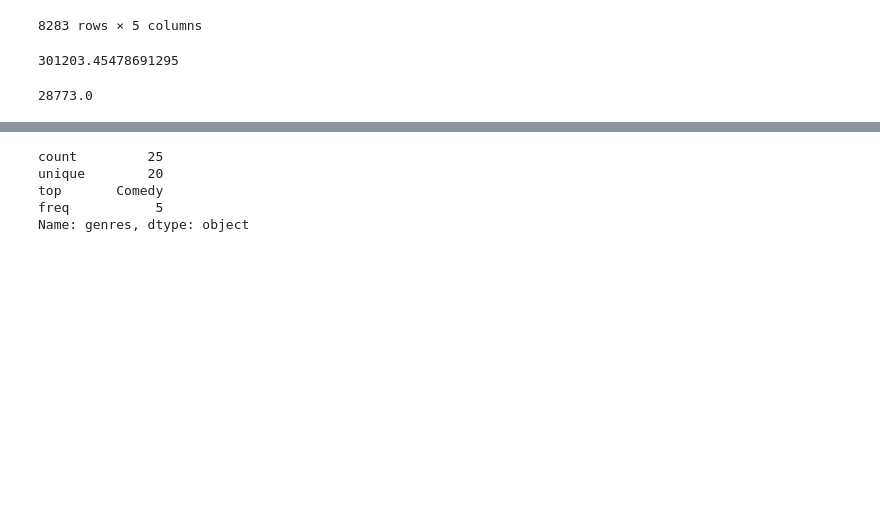
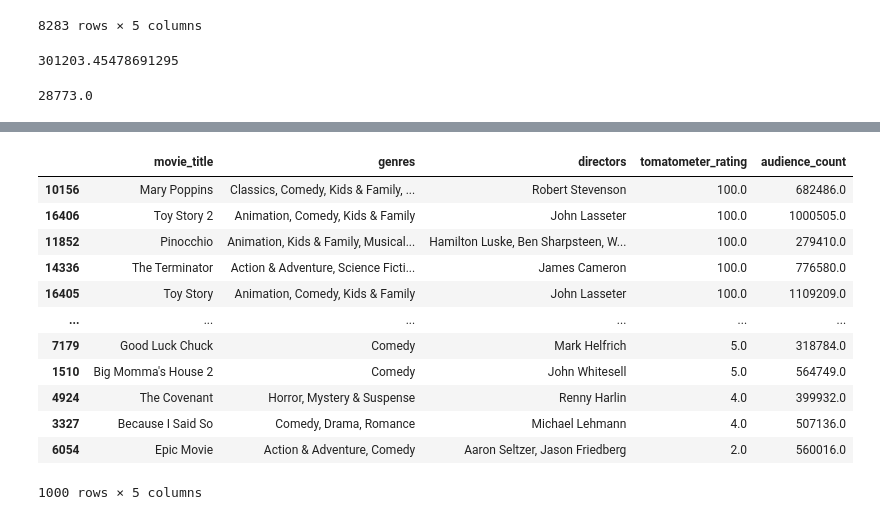
Before and after one commit to camdeman/MMA, a Jupyter notebook: Untitled.ipynb, the cells around one changed output, grey strips where cells are left out. Saved outputs shown, nothing was run; the diff lists cells and outputs as text; code cells hidden in the pictures; blank space fills up the shorter version.

Commit message:
cleaned before graphing df_aud_count_3

```diff
--- a/Untitled.ipynb
+++ b/Untitled.ipynb
@@ -215,9 +199,19 @@ df_aud_count_3
+# %%
+df_aud_count_3.sort_values(by= 'tomatometer_rating', ascending=False)
+# %% [output]
+|  | movie_title | genres | directors | tomatometer_rating | audience_count |
+| 10156 | Mary Poppins | Classics, Comedy, Kids & Family, ... | Robert Stevenson | 100.0 | 682486.0 |
+| 16406 | Toy Story 2 | Animation, Comedy, Kids & Family | John Lasseter | 100.0 | 1000505.0 |
+| 11852 | Pinocchio | Animation, Kids & Family, Musical... | Hamilton Luske, Ben Sharpsteen, W... | 100.0 | 279410.0 |
+| 14336 | The Terminator | Action & Adventure, Science Ficti... | James Cameron | 100.0 | 776580.0 |
+| 16405 | Toy Story | Animation, Comedy, Kids & Family | John Lasseter | 100.0 | 1109209.0 |
+| ... | ... | ... | ... | ... | ... |
+| 7179 | Good Luck Chuck | Comedy | Mark Helfrich | 5.0 | 318784.0 |
+| 1510 | Big Momma's House 2 | Comedy | John Whitesell | 5.0 | 564749.0 |
+| 4924 | The Covenant | Horror, Mystery & Suspense | Renny Harlin | 4.0 | 399932.0 |
+| 3327 | Because I Said So | Comedy, Drama, Romance | Michael Lehmann | 4.0 | 507136.0 |
+| 6054 | Epic Movie | Action & Adventure, Comedy | Aaron Seltzer, Jason Friedberg | 2.0 | 560016.0 |
+1000 rows × 5 columns
 # %%
-df_aud_count_3.genres.head(25).describe()
+#df_aud_count_3.genres.head(25).describe()
-# %% [output]
-count         25
-unique        20
-top       Comedy
-freq           5
-Name: genres, dtype: object
 # %%
```
Also changed, not shown: parts of 9 cells of this notebook.
